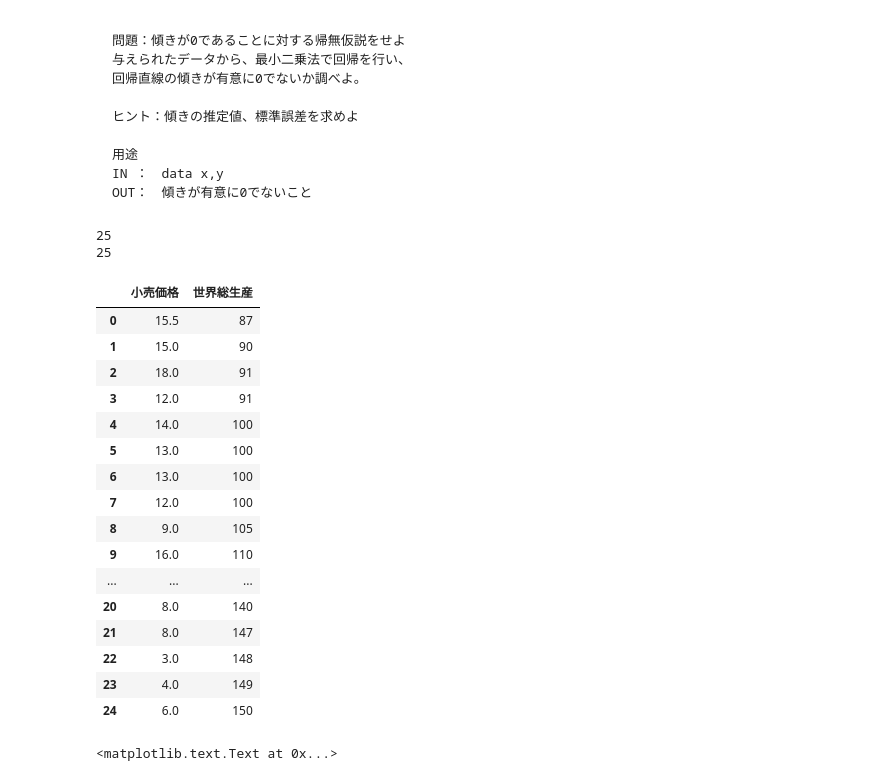
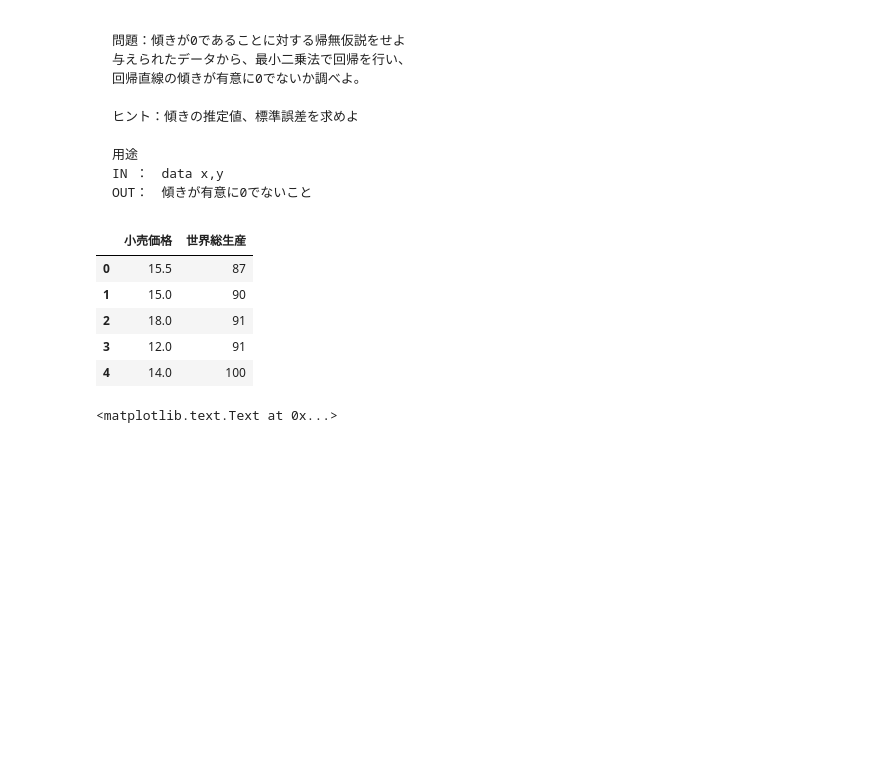
Before and after one commit to case-k-git/python, a Jupyter notebook: 仮説検定/検定問題.ipynb, the cells around one changed output. Saved outputs shown, nothing was run; the diff lists cells and outputs as text; code cells hidden in the pictures; blank space fills up the shorter version.

````diff
--- a/仮説検定/検定問題.ipynb
+++ b/仮説検定/検定問題.ipynb
@@ -22,32 +20,14 @@ IN ：　data x,y
 OUT：　傾きが有意に0でないこと
 ```
 # %%
-columns = ["小売価格","世界総生産"]
-x = np.array([87,90,91,91,100,100,100,100,105,110,110,112,113,118,122,122,128,129,130,135,140,147,148,149,150])
-y = np.array([15.5,15,18,12,14,13,13,12,9,16,8,8,9,8,9,9,6,8,13,6,8,8,3,4,6])
-print(len(x))
-print(len(y))
-data_df = pd.DataFrame(columns=columns)
-data_df["小売価格"] = y
-data_df["世界総生産"] = x
-data_df
+data_df = pd.DataFrame()
+data_df["小売価格"] = np.array([15.5,15,18,12,14,13,13,12,9,16,8,8,9,8,9,9,6,8,13,6,8,8,3,4,6])
+data_df["世界総生産"] = np.array([87,90,91,91,100,100,100,100,105,110,110,112,113,118,122,122,128,129,130,135,140,147,148,149,150])
+data_df.head()
 # %% [output]
-25
-25
 |  | 小売価格 | 世界総生産 |
 | 0 | 15.5 | 87 |
 | 1 | 15.0 | 90 |
 | 2 | 18.0 | 91 |
 | 3 | 12.0 | 91 |
 | 4 | 14.0 | 100 |
-| 5 | 13.0 | 100 |
-| 6 | 13.0 | 100 |
-| 7 | 12.0 | 100 |
-| 8 | 9.0 | 105 |
-| 9 | 16.0 | 110 |
-| ... | ... | ... |
-| 20 | 8.0 | 140 |
-| 21 | 8.0 | 147 |
-| 22 | 3.0 | 148 |
-| 23 | 4.0 | 149 |
-| 24 | 6.0 | 150 |
````
Also changed, not shown: parts of 11 cells of this notebook.
